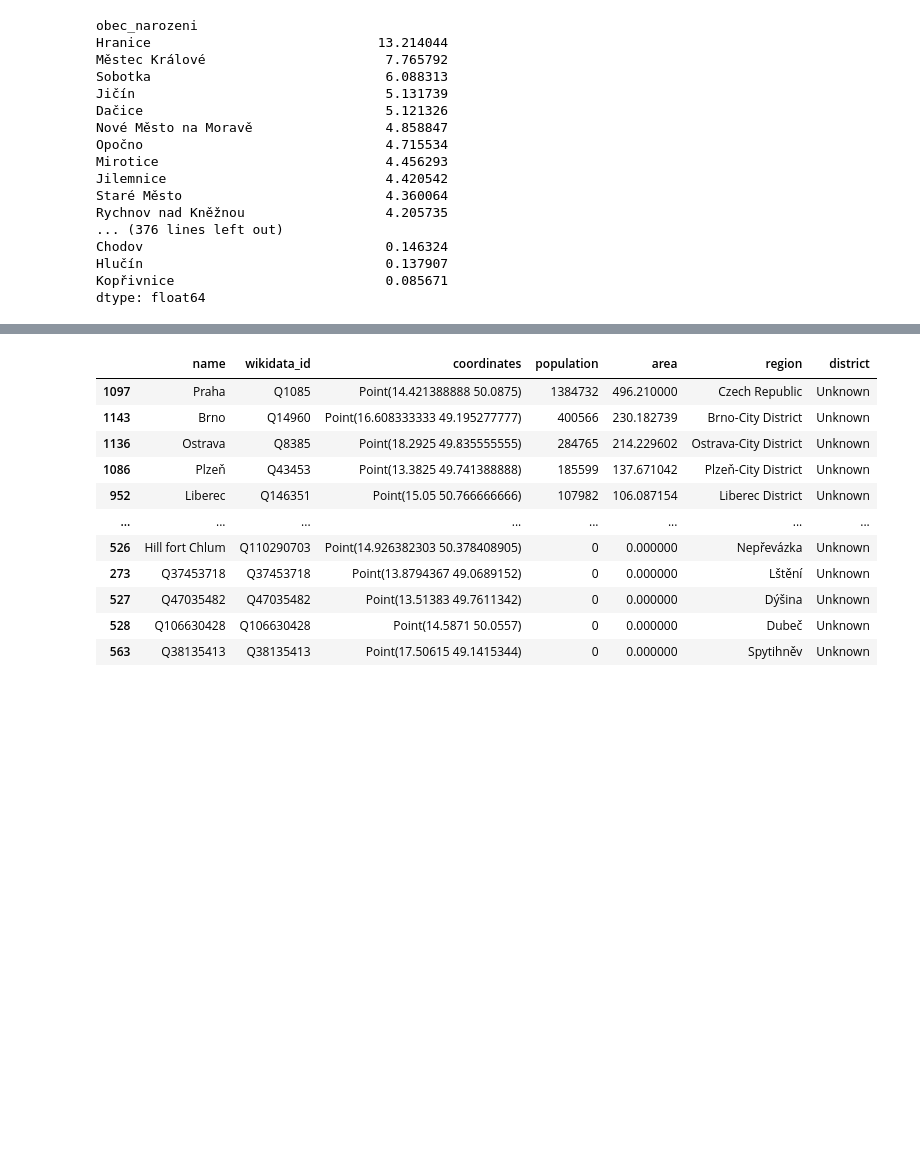
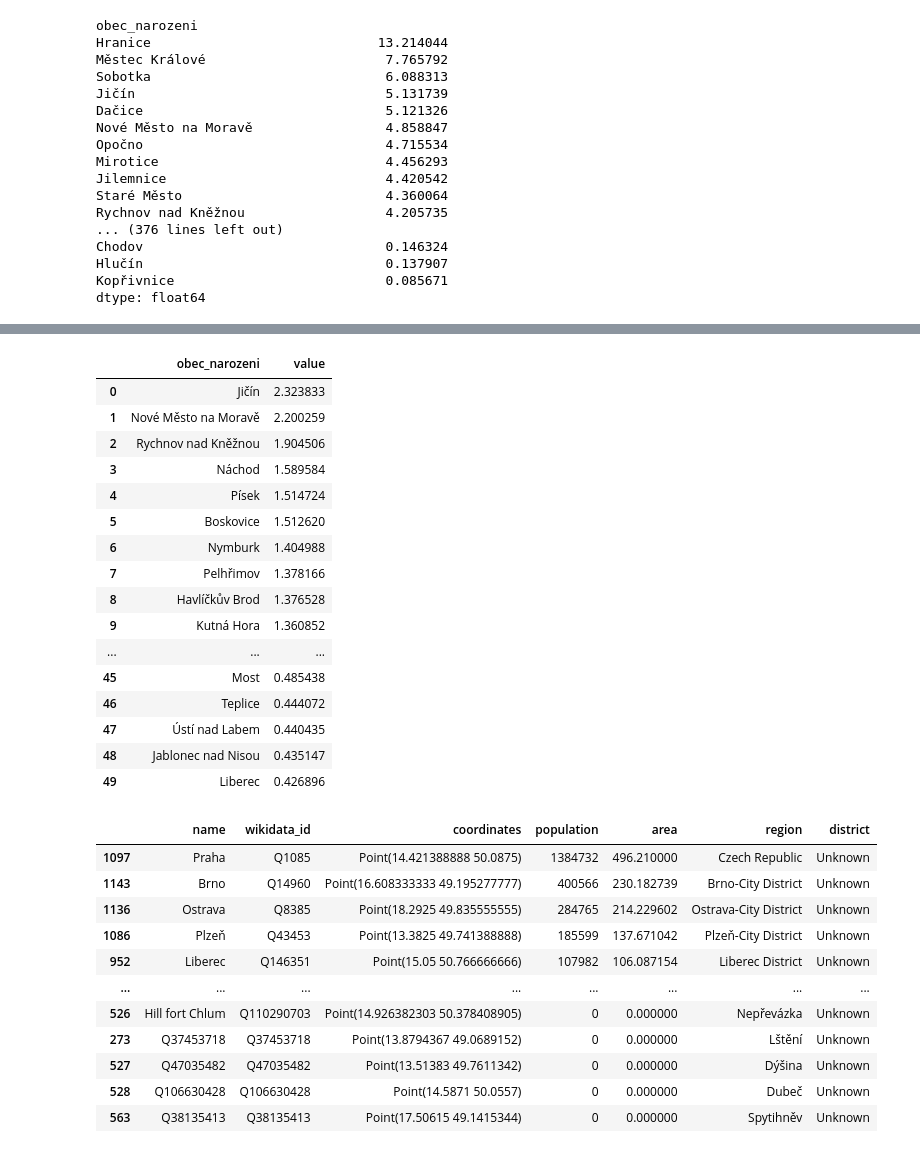
Before and after one commit to DataRozhlas/knizni-peoplemetr, a Jupyter notebook: 162_literarni_mesta.ipynb, the cells around one changed output, grey strips where cells are left out. Drawn from its saved outputs; the diff is of its cells as text; code cells hidden in the pictures; blank space fills up the shorter version.

```diff
--- a/162_literarni_mesta.ipynb
+++ b/162_literarni_mesta.ipynb
@@ -552,6 +365,29 @@ Benešov                 1.328411
 Jablonec nad Nisou      0.435147
 Liberec                 0.426896
 dtype: float64
+# %%
+nejliterarnejsi = median_je_jedna((cetnost_spisovatelstva.nlargest(50) / obce).dropna().sort_values(ascending=False))
+nejliterarnejsi = nejliterarnejsi[nejliterarnejsi > 1.3].index.to_list()
+nejliterarnejsi_hodnoty = median_je_jedna((cetnost_spisovatelstva.nlargest(50) / obce).dropna().sort_values(ascending=False)).reset_index().rename(columns={0: 'value'})
+nejliterarnejsi_hodnoty
+# %% [output]
+|  | obec_narozeni | value |
+| 0 | Jičín | 2.323833 |
+| 1 | Nové Město na Moravě | 2.200259 |
+| 2 | Rychnov nad Kněžnou | 1.904506 |
+| 3 | Náchod | 1.589584 |
+| 4 | Písek | 1.514724 |
+| 5 | Boskovice | 1.512620 |
+| 6 | Nymburk | 1.404988 |
+| 7 | Pelhřimov | 1.378166 |
+| 8 | Havlíčkův Brod | 1.376528 |
+| 9 | Kutná Hora | 1.360852 |
+| ... | ... | ... |
+| 45 | Most | 0.485438 |
+| 46 | Teplice | 0.444072 |
+| 47 | Ústí nad Labem | 0.440435 |
+| 48 | Jablonec nad Nisou | 0.435147 |
+| 49 | Liberec | 0.426896 |
 # %%
 lokality = pd.read_json(os.path.join('../ceske-obce/ceske-obce.json'))
 # %%
```
Also changed, not shown: parts of 26 cells of this notebook, 10 other files.
